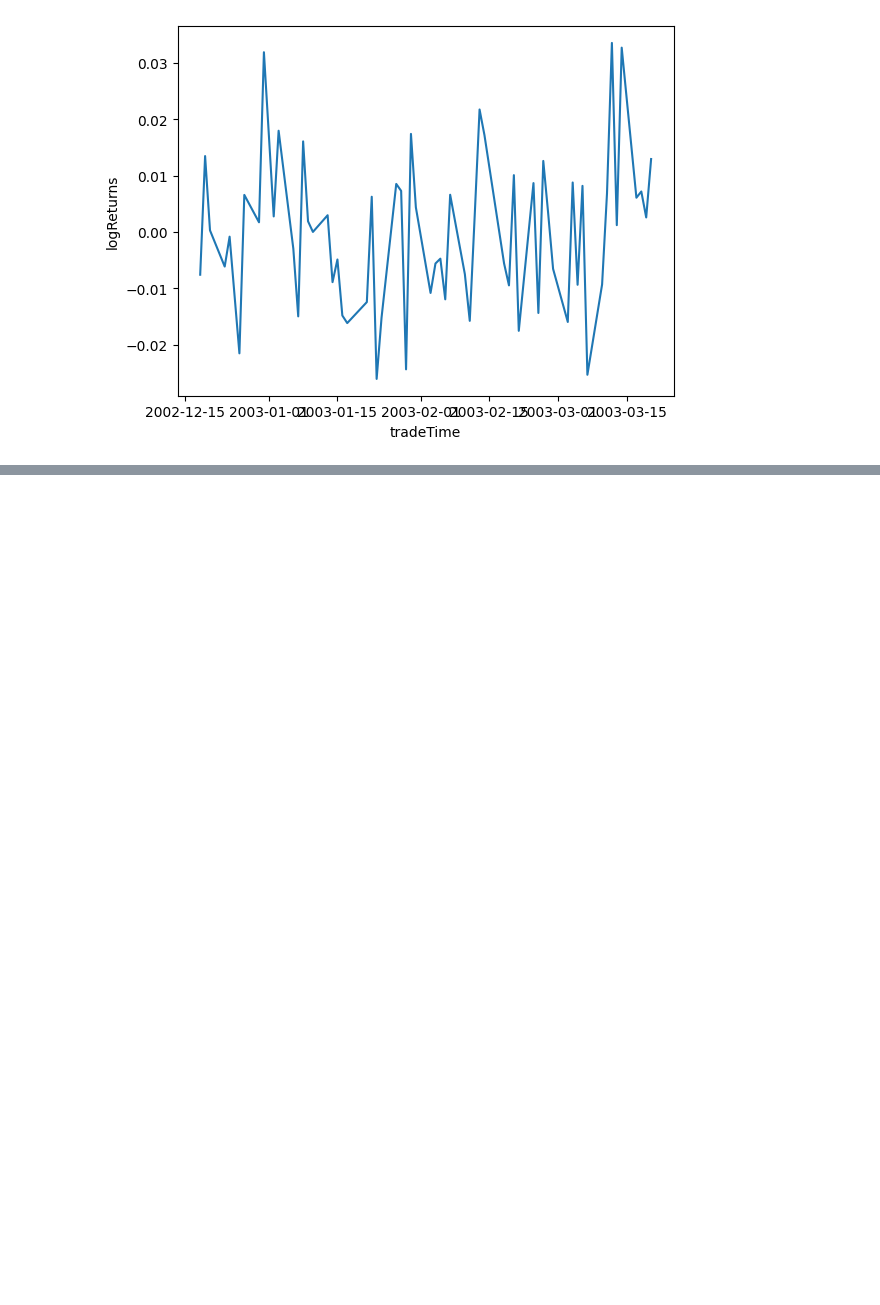
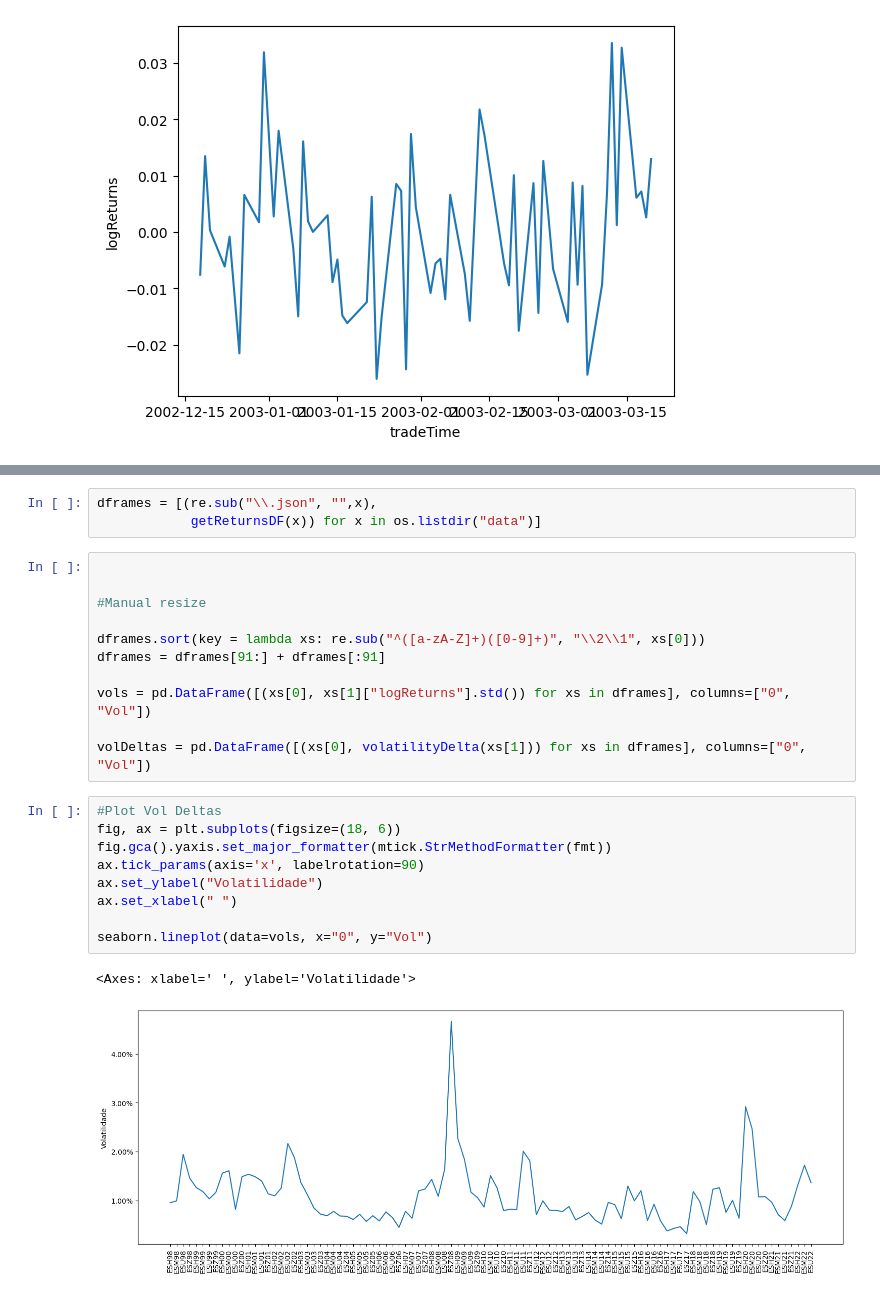
Before and after one commit to fgDotTex/EO_Black76_AssumptionTesting, a Jupyter notebook: BlackModel_AssumptionTesting.ipynb, the cells around one changed output, grey strips where cells are left out. Drawn from its saved outputs; the diff is of its cells as text; blank space fills up the shorter version.

```diff
--- a/BlackModel_AssumptionTesting.ipynb
+++ b/BlackModel_AssumptionTesting.ipynb
@@ -292,0 +271,26 @@ seaborn.lineplot(x="tradeTime", y="logReturns", data=dfT)
+# %%
+dframes = [(re.sub("\\.json", "",x),
+            getReturnsDF(x)) for x in os.listdir("data")]
+# %%
+
+
+#Manual resize
+
+dframes.sort(key = lambda xs: re.sub("^([a-zA-Z]+)([0-9]+)", "\\2\\1", xs[0]))
+dframes = dframes[91:] + dframes[:91]
+
+vols = pd.DataFrame([(xs[0], xs[1]["logReturns"].std()) for xs in dframes], columns=["0", "Vol"])
+
+volDeltas = pd.DataFrame([(xs[0], volatilityDelta(xs[1])) for xs in dframes], columns=["0", "Vol"])
+# %%
+#Plot Vol Deltas
+fig, ax = plt.subplots(figsize=(18, 6))
+fig.gca().yaxis.set_major_formatter(mtick.StrMethodFormatter(fmt))
+ax.tick_params(axis='x', labelrotation=90)
+ax.set_ylabel("Volatilidade")
+ax.set_xlabel(" ")
+
+seaborn.lineplot(data=vols, x="0", y="Vol")
+# %% [output]
+<Axes: xlabel=' ', ylabel='Volatilidade'>
+[figure, added]
```
Also changed, not shown: parts of 16 cells of this notebook.
